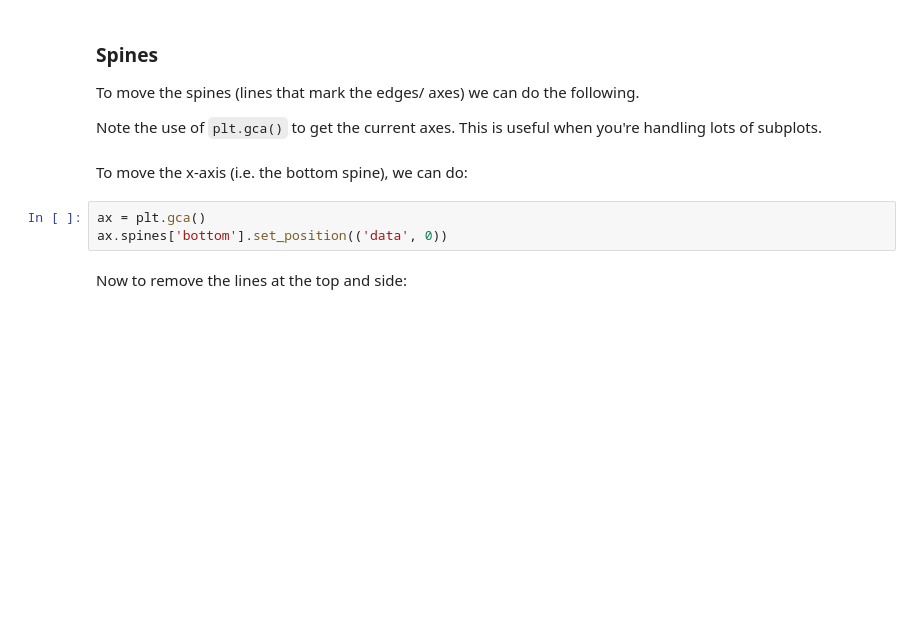
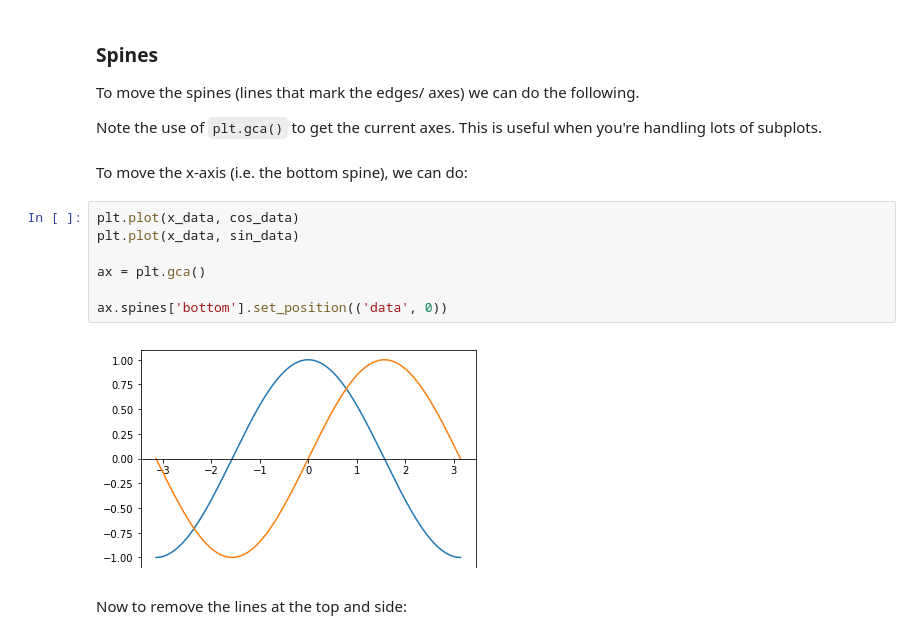
Before and after one commit to Shillaker/python-taster, a Jupyter notebook: part_2_key_libraries.ipynb, the cells around one changed output. Cells and saved outputs as stored; diff of their text form; blank space fills up the shorter version.

```diff
--- a/part_2_key_libraries.ipynb
+++ b/part_2_key_libraries.ipynb
@@ -116,8 +115,14 @@ Note the use of `plt.gca()` to get the current axes. This is useful when you're
 # %% [markdown]
 To move the x-axis (i.e. the bottom spine), we can do:
 # %%
+plt.plot(x_data, cos_data)
+plt.plot(x_data, sin_data)
+
 ax = plt.gca()
+
 ax.spines['bottom'].set_position(('data', 0))
+# %% [output]
+[figure, added]
 # %% [markdown]
 Now to remove the lines at the top and side:
 # %%
```
Also changed, not shown: parts of 10 cells of this notebook, 2 other files.
